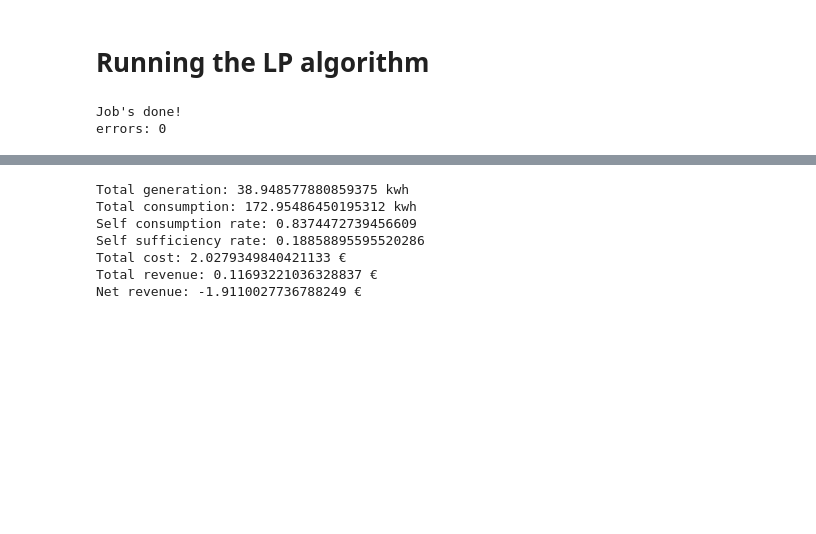
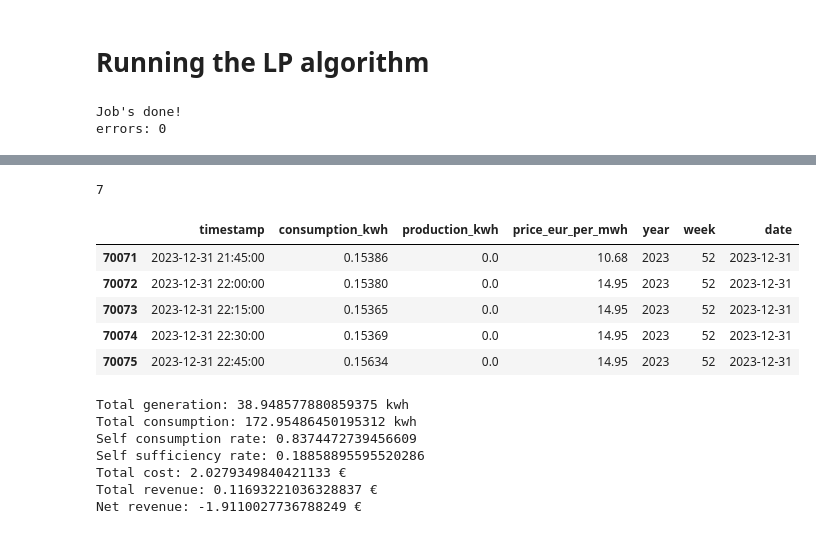
Before and after one commit to TolnaiGergo/EnergyCommunity, a Jupyter notebook: test.ipynb, the cells around one changed output, grey strips where cells are left out. Cells and saved outputs as stored; diff of their text form; code cells hidden in the pictures; blank space fills up the shorter version.

```diff
--- a/test.ipynb
+++ b/test.ipynb
@@ -277,17 +277,13 @@ only showing top 20 rows
 # %% [markdown]
 # Scaling production
 # %%
-#production = production.withColumn("production_kwh", col("production_kwh")*50/10.8) # ~50 kwh yearly production
-production = production.withColumn("production_kwh", col("production_kwh")*8/10.8)  # ~ 8 kwh yearly production
-#production = production.withColumn("production_kwh", col("production_kwh")*6/10.8)  # ~ 6 kwh yearly production
-#production = production.withColumn("production_kwh", col("production_kwh")*4/10.8)   # ~ 4 kwh yearly production
+scale_factor = 8 # recomended options: 50; 8; 6; 4;
 
-#num = production.toPandas()["production_kwh"].sum()/50/2
-#num = production.toPandas()["production_kwh"].sum()/10/2
-#num = production.toPandas()["production_kwh"].sum()/8/2
-#num = production.toPandas()["production_kwh"].sum()/4/2
+production = production.withColumn("production_kwh", col("production_kwh")*scale_factor/10.8)
 
+#num = production.toPandas()["production_kwh"].sum()/scale_factor/2
 all = production.toPandas()["production_kwh"].sum()/2
+
 #print(f" normalized production {num} kwh per year")
 print(f" nominal production {all} kwh per year")
 # %% [output]
@@ -2563,3 +2587,23 @@ errors: 0
+# %%
+date1 = '2024-07-01'
+date2 = '2024-07-08'
+
+# Konvertálás datetime formátumba
+date1 = pandas.to_datetime(date1)
+date2 = pandas.to_datetime(date2)
+
+# Különbség kiszámítása
+difference = date2 - date1
+print(difference.days)
+process.tail()
+# %% [output]
+7
+|  | timestamp | consumption_kwh | production_kwh | price_eur_per_mwh | year | week | date |
+| 70071 | 2023-12-31 21:45:00 | 0.15386 | 0.0 | 10.68 | 2023 | 52 | 2023-12-31 |
+| 70072 | 2023-12-31 22:00:00 | 0.15380 | 0.0 | 14.95 | 2023 | 52 | 2023-12-31 |
+| 70073 | 2023-12-31 22:15:00 | 0.15365 | 0.0 | 14.95 | 2023 | 52 | 2023-12-31 |
+| 70074 | 2023-12-31 22:30:00 | 0.15369 | 0.0 | 14.95 | 2023 | 52 | 2023-12-31 |
+| 70075 | 2023-12-31 22:45:00 | 0.15634 | 0.0 | 14.95 | 2023 | 52 | 2023-12-31 |
 # %%
 linear_programming["soc"] = SOC
 linear_programming["ch"] = ch
```
Also changed, not shown: parts of 8 cells of this notebook.
